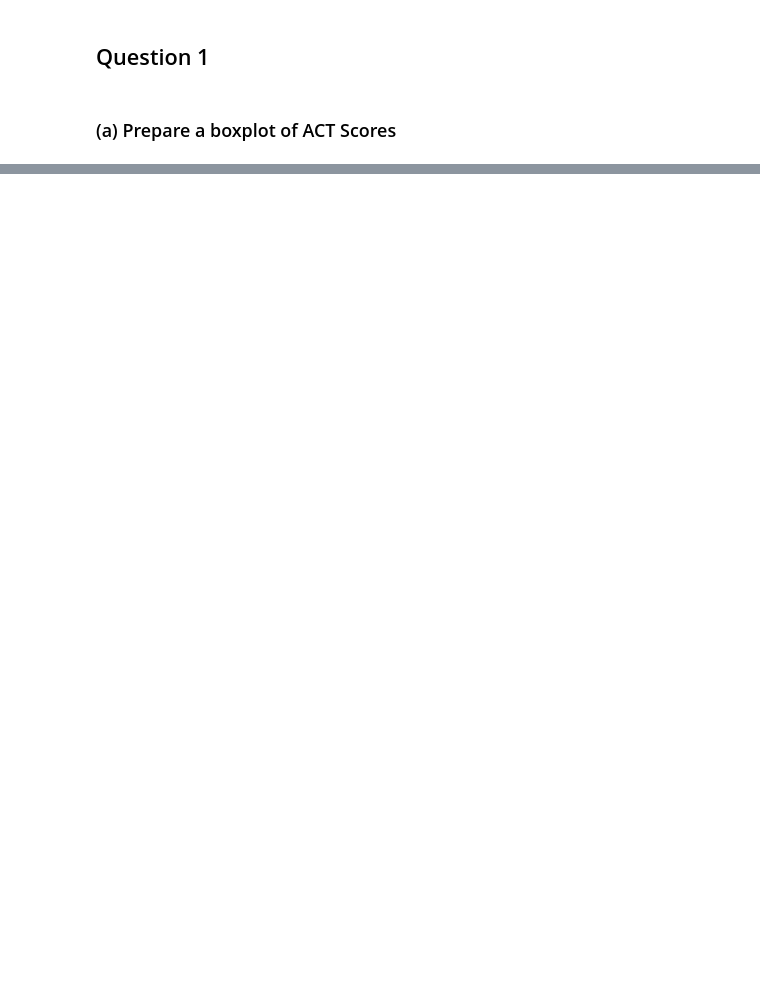
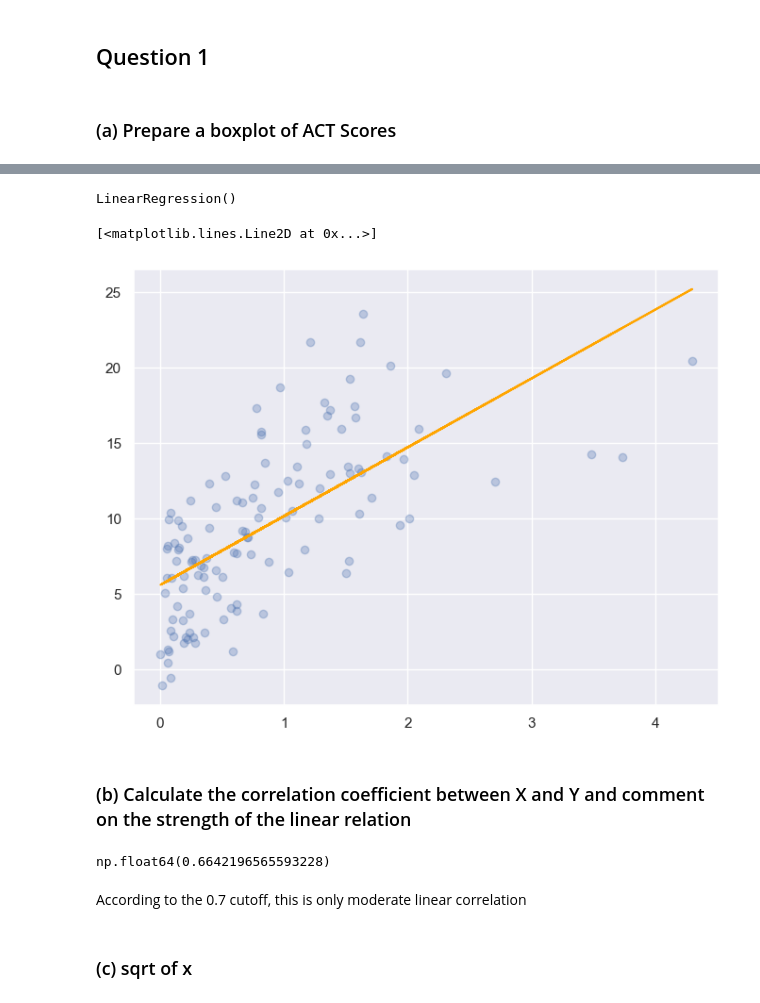
Before and after one commit to akseldkw07/kretsinger, a Jupyter notebook: columbia/STAT4205/hw2.ipynb, the cells around one changed output, grey strips where cells are left out. Cells and saved outputs as stored; diff of their text form; code cells hidden in the pictures; blank space fills up the shorter version.

```diff
--- a/columbia/STAT4205/hw2.ipynb
+++ b/columbia/STAT4205/hw2.ipynb
@@ -46,0 +165,4 @@ class Subplots_TypedDict(t.TypedDict, total=False):
+# %%
+lin_reg.fit(X, df2.y)
+# %% [output]
+LinearRegression()
@@ -46,0 +174,20 @@ class Subplots_TypedDict(t.TypedDict, total=False):
+# %%
+fig, ax = uks_mpl.subplots()
+ax.scatter(df2.x, df2.y, alpha=0.3)
+ax.plot(df2.x, y_hat, color="orange")
+# %% [output]
+[<matplotlib.lines.Line2D at 0x...>]
+# %%
+fig
+# %% [output]
+[figure, added]
+# %% [markdown]
+### (b) Calculate the correlation coefficient between X and Y and comment on the strength of the linear relation
+# %%
+df2.x.corr(df2.y)
+# %% [output]
+np.float64(0.6642196565593228)
+# %% [markdown]
+According to the 0.7 cutoff, this is only moderate linear correlation
+# %% [markdown]
+### (c) sqrt of x
```
Also changed, not shown: parts of 91 cells of this notebook, 4 other files.
